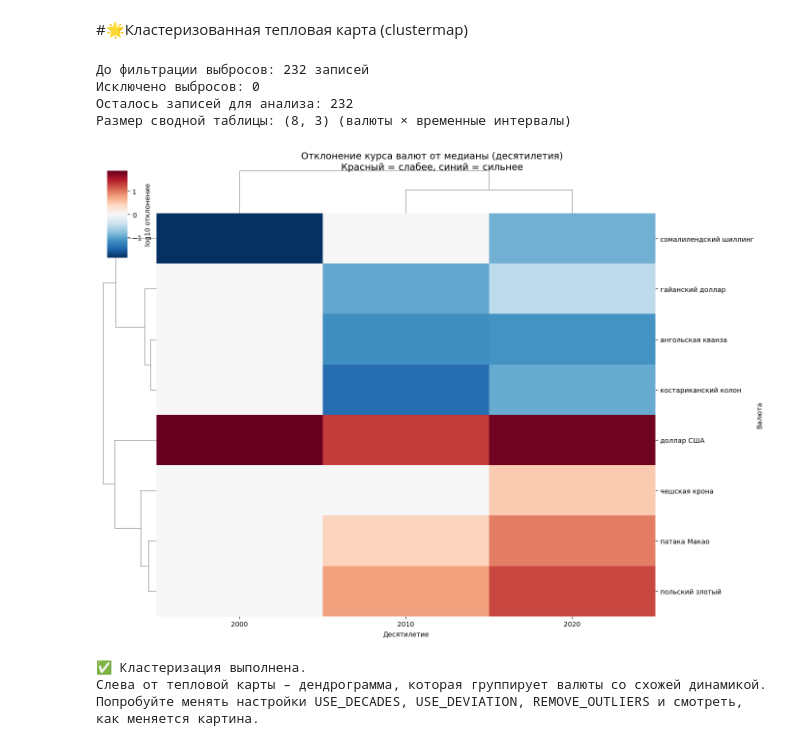
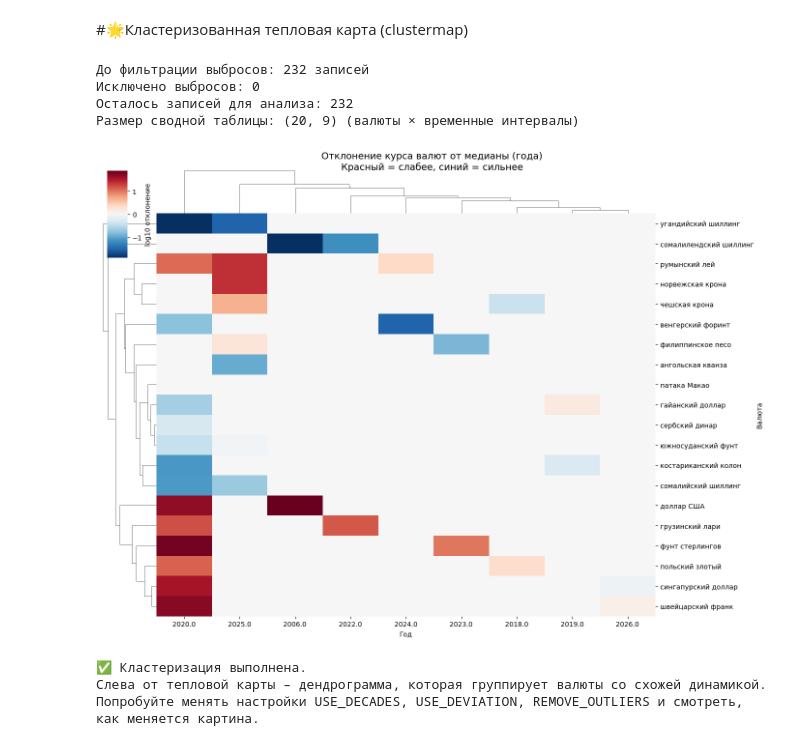
Before and after one commit to cathrineq/python-ai-Tarasova-Kate, a Jupyter notebook: notebooks/viz1_currency_clusters.ipynb, the cells around one changed output. Cells and saved outputs as stored; diff of their text form; code cells hidden in the pictures.

```diff
--- a/notebooks/viz1_currency_clusters.ipynb
+++ b/notebooks/viz1_currency_clusters.ipynb
@@ -148,9 +148,9 @@ print("\n✅ Подготовка данных завершена.")
 # ============================================================
 
 # Настройки (меняйте True/False и смотрите, как меняется график)
-USE_DECADES = True          # True = десятилетия, False = годы
-USE_DEVIATION = True        # True = отклонение от медианы (аномалии), False = абсолютный log_price
-REMOVE_OUTLIERS = True      # True = исключить цены >= 100 млн евро (выбросы)
+USE_DECADES = False
+USE_DEVIATION = True
+REMOVE_OUTLIERS = True
 
 # 1. Фильтруем только курсы в евро с известным годом и положительной ценой
 df_eur = df_rates[
@@ -224,35 +224,35 @@ pivot_norm = pivot_norm.fillna(0)
 pivot_norm = pivot_norm.replace([np.inf, -np.inf], 0)
 
 # 7. Строим кластеризованную тепловую карту
 g = sns.clustermap(
     pivot_norm,
     cmap=cmap,
     center=center,
     figsize=(14, 10),
     col_cluster=True,      # группировать похожие временные интервалы
     row_cluster=True,      # группировать похожие валюты
     dendrogram_ratio=0.1,
     cbar_pos=(0.02, 0.8, 0.03, 0.18),
     cbar_kws={"label": cbar_label}
 )
 
 # Настройка подписей осей и заголовка
 g.ax_heatmap.set_xlabel(time_label)
 g.ax_heatmap.set_ylabel("Валюта")
 g.fig.suptitle(title, y=1.02, fontsize=14)
 
 # Показываем график
 plt.show()
 
 print("\n✅ Кластеризация выполнена.")
 print("Слева от тепловой карты – дендрограмма, которая группирует валюты со схожей динамикой.")
 print("Попробуйте менять настройки USE_DECADES, USE_DEVIATION, REMOVE_OUTLIERS и смотреть, как меняется картина.")
 # %% [output]
 До фильтрации выбросов: 232 записей
 Исключено выбросов: 0
 Осталось записей для анализа: 232
-Размер сводной таблицы: (8, 3) (валюты × временные интервалы)
+Размер сводной таблицы: (20, 9) (валюты × временные интервалы)
-[figure, old version]
+[figure, new version]
 ✅ Кластеризация выполнена.
 Слева от тепловой карты – дендрограмма, которая группирует валюты со схожей динамикой.
 Попробуйте менять настройки USE_DECADES, USE_DEVIATION, REMOVE_OUTLIERS и смотреть, как меняется картина.
```
